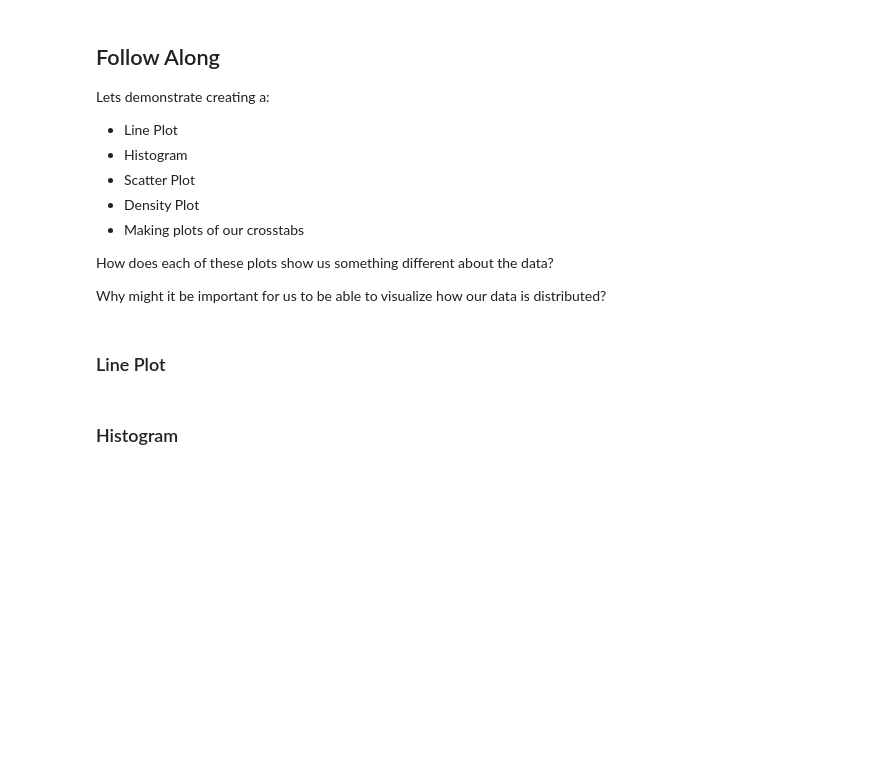
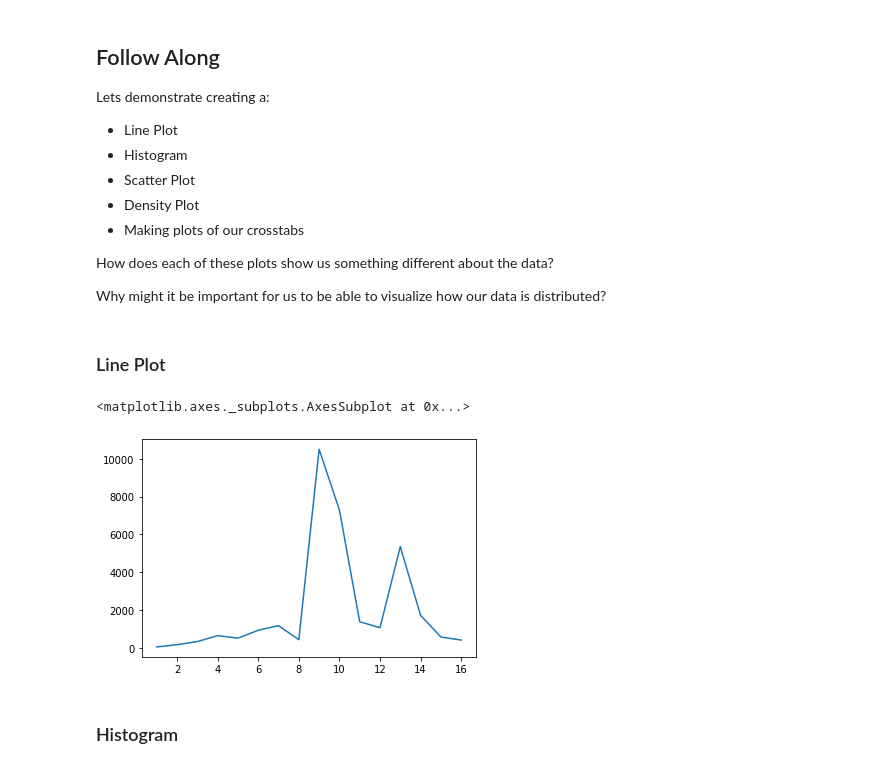
Before and after one commit to AceMouty/Algorithms, a Jupyter notebook: DS-Unit-1-Sprint-1-Data-Wrangling-and-Storytelling/LS_DS_111_Exploratory_Data_Analysis.ipynb, the cells around one changed output. Cells and saved outputs as stored; diff of their text form; code cells hidden in the pictures; blank space fills up the shorter version.

Commit message:
Completed basic exploratory analysis over a couple of data sets

```diff
--- a/DS-Unit-1-Sprint-1-Data-Wrangling-and-Storytelling/LS_DS_111_Exploratory_Data_Analysis.ipynb
+++ b/DS-Unit-1-Sprint-1-Data-Wrangling-and-Storytelling/LS_DS_111_Exploratory_Data_Analysis.ipynb
@@ -211,0 +455,4 @@ Hopefully a lot of the above functions are review for you from the precourse mat
+# %%
+headers = headers = ['age', 'workclass', 'fnlwgt', 'education', 'education-num', 'marital-status', 'occupation', 'relationship', 'race', 'sex', 'capital-gain', 'capital-loss', 'hours-per-week', 'native-country', '50k']
+df = pd.read_csv('adult.data', names=headers)
+df.head()
@@ -231,5 +485,11 @@ How does each of these plots show us something different about the data?
 Why might it be important for us to be able to visualize how our data is distributed?
 # %% [markdown]
 ### Line Plot
+# %%
+# df['education-num'].plot();  # <-- Clean up the outuput on the plot
+df['education-num'].value_counts().sort_index().plot()
+# %% [output]
+<matplotlib.axes._subplots.AxesSubplot at 0x...>
+[figure, added]
 # %% [markdown]
 ### Histogram
```
Also changed, not shown: parts of 25 cells of this notebook.
